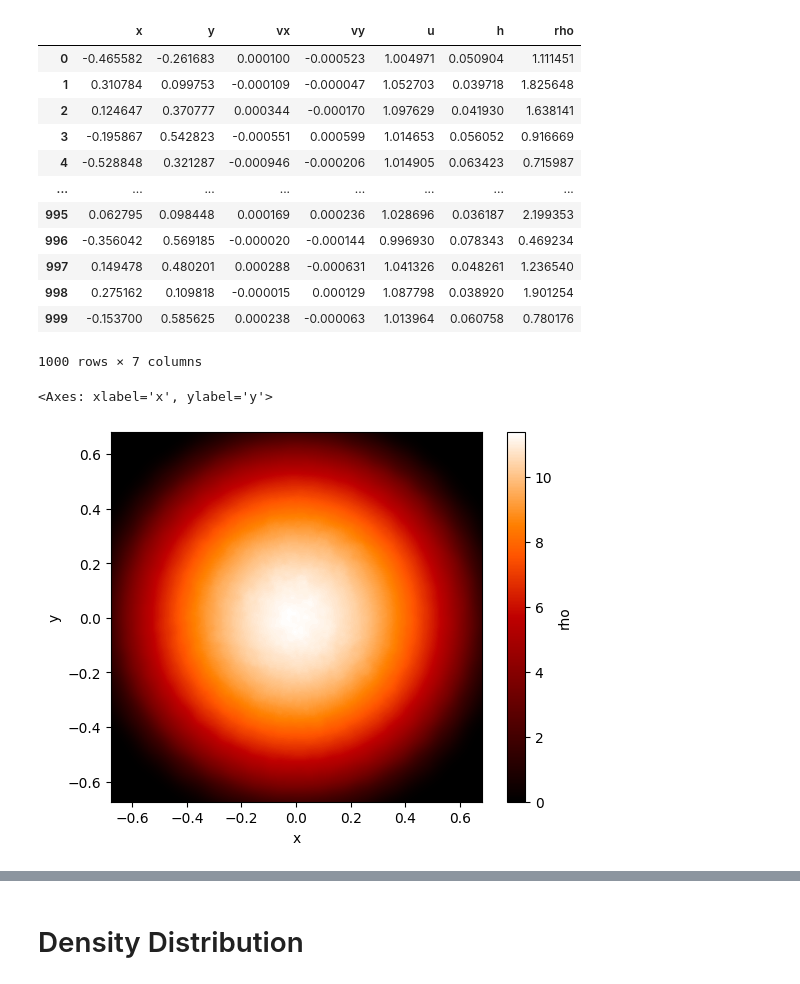
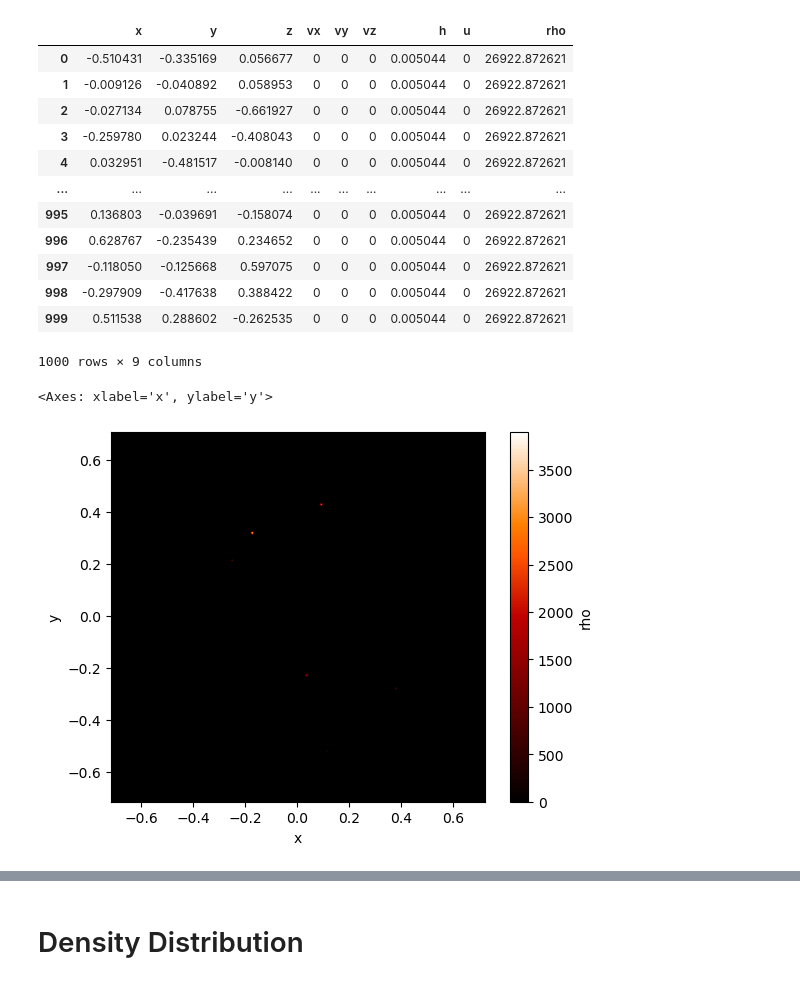
Before and after one commit to JackNarvaez/Rusph, a Jupyter notebook: Temp_Plots/Plots_Toy_Star.ipynb, the cells around one changed output, grey strips where cells are left out. Cells and saved outputs as stored; diff of their text form; code cells hidden in the pictures.

```diff
--- a/Temp_Plots/Plots_Toy_Star.ipynb
+++ b/Temp_Plots/Plots_Toy_Star.ipynb
@@ -2,29 +2,33 @@
 import matplotlib.pyplot as plt
 import sarracen as src
 import numpy as np
+# %%
+dm = 2/1000
+hfact = 1.2
 # %%
-sdf = src.read_csv('../Data/results/toy_star/final.csv')
-sdf.params={'mass':2.0/200}
+sdf = src.read_csv('../Data/results/toy_star/initial.csv')
+sdf.params={'mass':dm, 'hfact':hfact}
+sdf.calc_density()
 sdf
 # %% [output]
-|  | x | y | vx | vy | u | h | rho |
-| 0 | -0.465582 | -0.261683 | 0.000100 | -0.000523 | 1.004971 | 0.050904 | 1.111451 |
-| 1 | 0.310784 | 0.099753 | -0.000109 | -0.000047 | 1.052703 | 0.039718 | 1.825648 |
-| 2 | 0.124647 | 0.370777 | 0.000344 | -0.000170 | 1.097629 | 0.041930 | 1.638141 |
-| 3 | -0.195867 | 0.542823 | -0.000551 | 0.000599 | 1.014653 | 0.056052 | 0.916669 |
-| 4 | -0.528848 | 0.321287 | -0.000946 | -0.000206 | 1.014905 | 0.063423 | 0.715987 |
-| ... | ... | ... | ... | ... | ... | ... | ... |
-| 995 | 0.062795 | 0.098448 | 0.000169 | 0.000236 | 1.028696 | 0.036187 | 2.199353 |
-| 996 | -0.356042 | 0.569185 | -0.000020 | -0.000144 | 0.996930 | 0.078343 | 0.469234 |
-| 997 | 0.149478 | 0.480201 | 0.000288 | -0.000631 | 1.041326 | 0.048261 | 1.236540 |
-| 998 | 0.275162 | 0.109818 | -0.000015 | 0.000129 | 1.087798 | 0.038920 | 1.901254 |
-| 999 | -0.153700 | 0.585625 | 0.000238 | -0.000063 | 1.013964 | 0.060758 | 0.780176 |
+|  | x | y | z | vx | vy | vz | h | u | rho |
+| 0 | -0.510431 | -0.335169 | 0.056677 | 0 | 0 | 0 | 0.005044 | 0 | 26922.872621 |
+| 1 | -0.009126 | -0.040892 | 0.058953 | 0 | 0 | 0 | 0.005044 | 0 | 26922.872621 |
+| 2 | -0.027134 | 0.078755 | -0.661927 | 0 | 0 | 0 | 0.005044 | 0 | 26922.872621 |
+| 3 | -0.259780 | 0.023244 | -0.408043 | 0 | 0 | 0 | 0.005044 | 0 | 26922.872621 |
+| 4 | 0.032951 | -0.481517 | -0.008140 | 0 | 0 | 0 | 0.005044 | 0 | 26922.872621 |
+| ... | ... | ... | ... | ... | ... | ... | ... | ... | ... |
+| 995 | 0.136803 | -0.039691 | -0.158074 | 0 | 0 | 0 | 0.005044 | 0 | 26922.872621 |
+| 996 | 0.628767 | -0.235439 | 0.234652 | 0 | 0 | 0 | 0.005044 | 0 | 26922.872621 |
+| 997 | -0.118050 | -0.125668 | 0.597075 | 0 | 0 | 0 | 0.005044 | 0 | 26922.872621 |
+| 998 | -0.297909 | -0.417638 | 0.388422 | 0 | 0 | 0 | 0.005044 | 0 | 26922.872621 |
+| 999 | 0.511538 | 0.288602 | -0.262535 | 0 | 0 | 0 | 0.005044 | 0 | 26922.872621 |
-1000 rows × 7 columns
+1000 rows × 9 columns
 # %%
-sdf.render('rho', xsec=1.0)
+sdf.render('rho', xsec=0.5)
 # %% [output]
 <Axes: xlabel='x', ylabel='y'>
-[figure, old version]
+[figure, new version]
 # %%
 fig = plt.figure(figsize=(8,8))
 plt.plot(sdf['x'], sdf['y'], '.', color='crimson')
```
Also changed, not shown: parts of 1 cell of this notebook, 4 other files.
